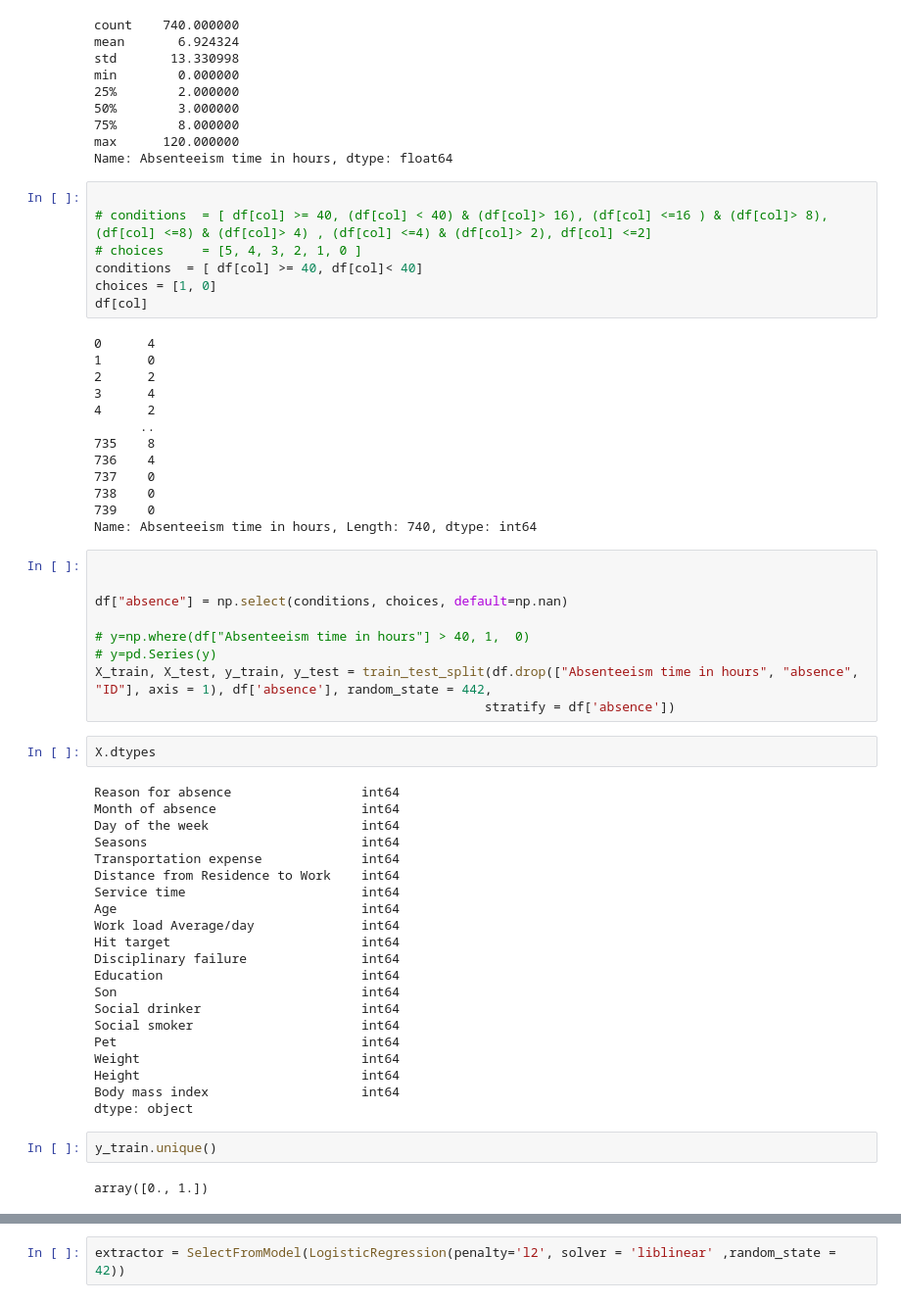
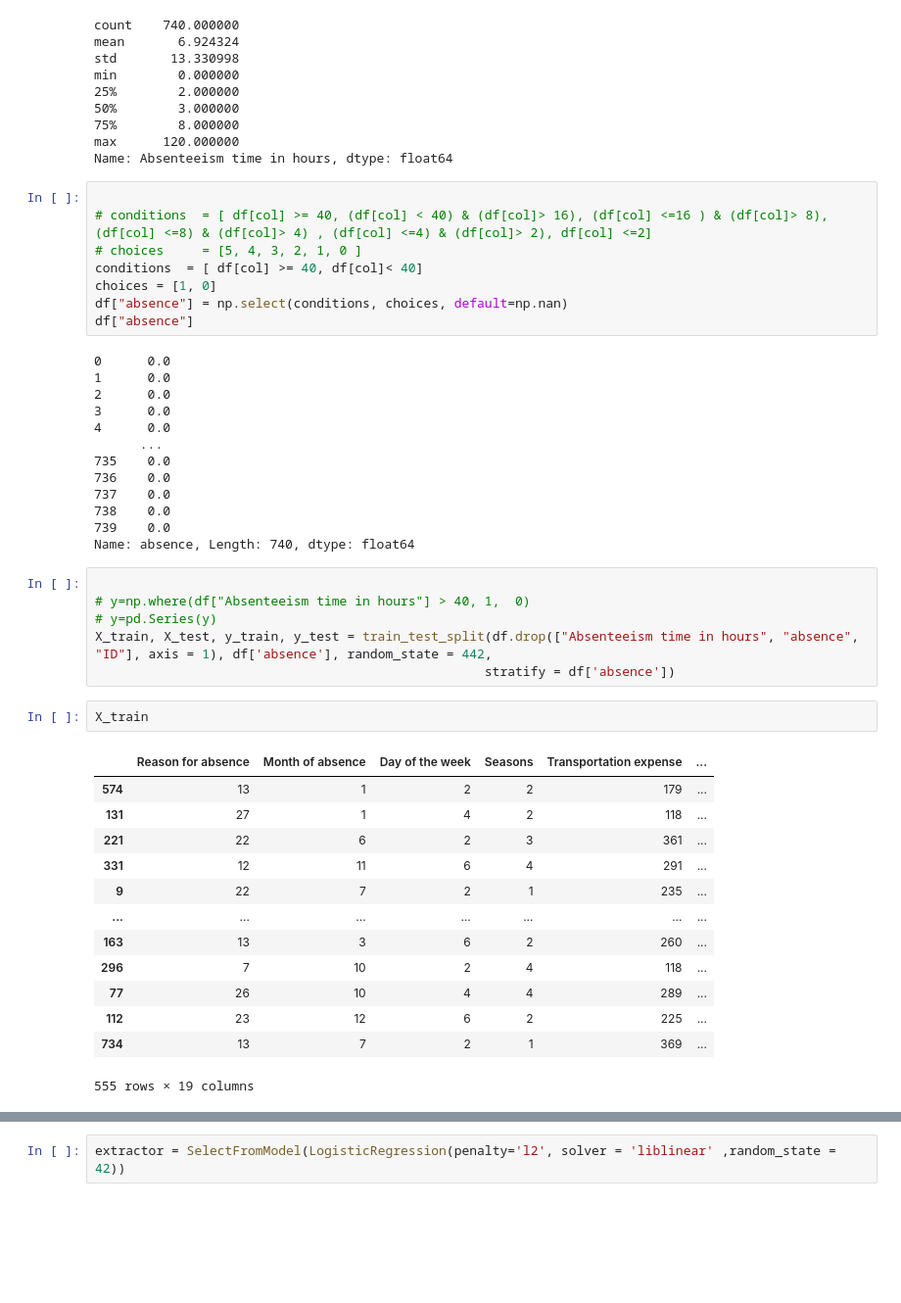
Before and after one commit to granginderpreet/try_it_13_1_absenteeism, a Jupyter notebook: try_it_13.1.ipynb, the cells around one changed output, grey strips where cells are left out. Shown at 98% size. Saved outputs shown, nothing was run; the diff lists cells and outputs as text; blank space fills up the shorter version.

```diff
--- a/try_it_13.1.ipynb
+++ b/try_it_13.1.ipynb
@@ -96,53 +96,40 @@ Name: Absenteeism time in hours, dtype: float64
 # choices     = [5, 4, 3, 2, 1, 0 ]
 conditions  = [ df[col] >= 40, df[col]< 40]
 choices = [1, 0]
-df[col]
+df["absence"] = np.select(conditions, choices, default=np.nan)
+df["absence"]
 # %% [output]
-0      4
-1      0
-2      2
-3      4
-4      2
-      ..
-735    8
-736    4
-737    0
-738    0
-739    0
-Name: Absenteeism time in hours, Length: 740, dtype: int64
+0      0.0
+1      0.0
+2      0.0
+3      0.0
+4      0.0
+      ...
+735    0.0
+736    0.0
+737    0.0
+738    0.0
+739    0.0
+Name: absence, Length: 740, dtype: float64
 # %%
-
-
-df["absence"] = np.select(conditions, choices, default=np.nan)
 
 # y=np.where(df["Absenteeism time in hours"] > 40, 1,  0)
 # y=pd.Series(y)
 X_train, X_test, y_train, y_test = train_test_split(df.drop(["Absenteeism time in hours", "absence", "ID"], axis = 1), df['absence'], random_state = 442,
                                                    stratify = df['absence'])
-# %%
-X.dtypes
-# %% [output]
-Reason for absence                 int64
-Month of absence                   int64
-Day of the week                    int64
-Seasons                            int64
-Transportation expense             int64
-Distance from Residence to Work    int64
-Service time                       int64
-Age                                int64
-Work load Average/day              int64
-Hit target                         int64
-Disciplinary failure               int64
-Education                          int64
-Son                                int64
-Social drinker                     int64
-Social smoker                      int64
-Pet                                int64
-Weight                             int64
-Height                             int64
-Body mass index                    int64
-dtype: object
-# %%
-y_train.unique()
-# %% [output]
-array([0., 1.])
+# %%
+X_train
+# %% [output]
+|  | Reason for absence | Month of absence | Day of the week | Seasons | Transportation expense | ... |
+| 574 | 13 | 1 | 2 | 2 | 179 | ... |
+| 131 | 27 | 1 | 4 | 2 | 118 | ... |
+| 221 | 22 | 6 | 2 | 3 | 361 | ... |
+| 331 | 12 | 11 | 6 | 4 | 291 | ... |
+| 9 | 22 | 7 | 2 | 1 | 235 | ... |
+| ... | ... | ... | ... | ... | ... | ... |
+| 163 | 13 | 3 | 6 | 2 | 260 | ... |
+| 296 | 7 | 10 | 2 | 4 | 118 | ... |
+| 77 | 26 | 10 | 4 | 4 | 289 | ... |
+| 112 | 23 | 12 | 6 | 2 | 225 | ... |
+| 734 | 13 | 7 | 2 | 1 | 369 | ... |
+555 rows × 19 columns
```
Also changed, not shown: parts of 12 cells of this notebook.
